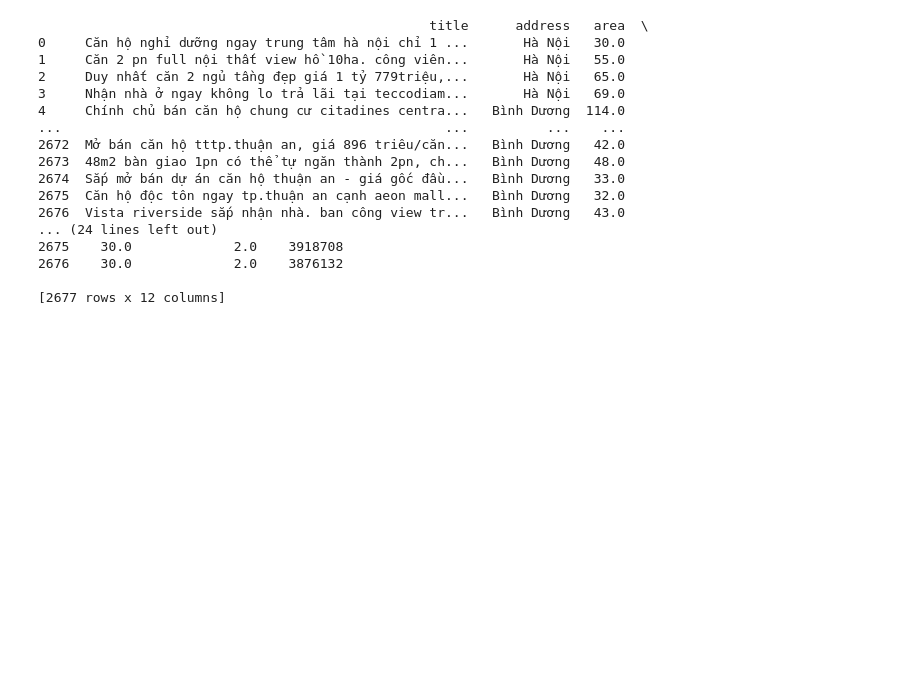
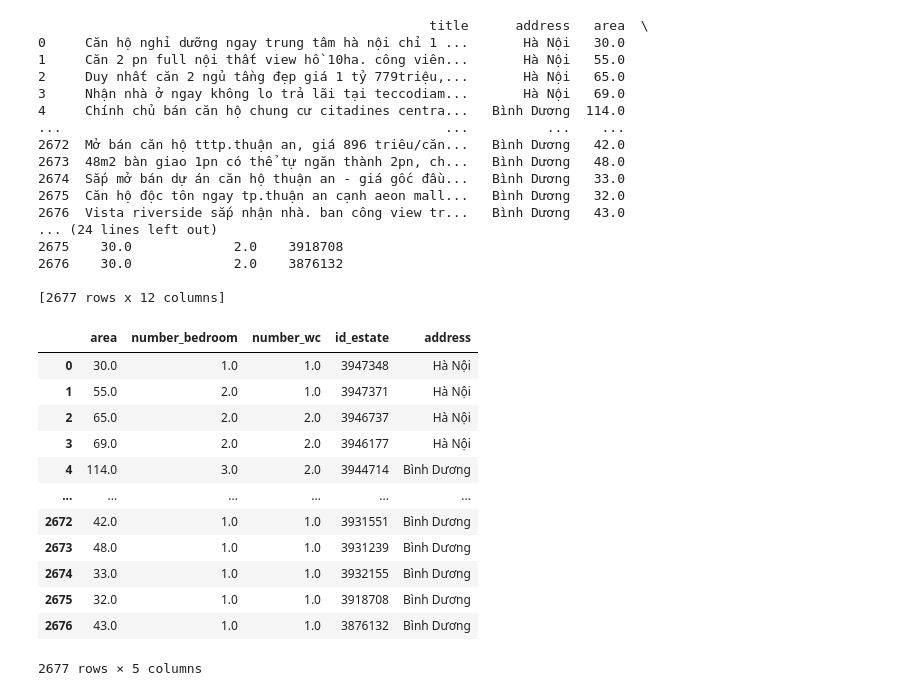
Before and after one commit to lythanhhai/Crawl_Real_Estate, a Jupyter notebook: EDA.ipynb, the cells around one changed output. Cells and saved outputs as stored; diff of their text form; code cells hidden in the pictures; blank space fills up the shorter version.

```diff
--- a/EDA.ipynb
+++ b/EDA.ipynb
@@ -270,8 +272,23 @@ from sklearn.linear_model import LinearRegression
 from sklearn.model_selection import cross_val_score, train_test_split
 import sklearn.metrics as metrics
 # %%
-X = data1[["area", "number_bedroom", "number_wc", "id_estate", "address"]]
+X=data1[["area", "number_bedroom", "number_wc", "id_estate", "address"]]
 y = data1["price"].astype(float)
+X
+# %% [output]
+|  | area | number_bedroom | number_wc | id_estate | address |
+| 0 | 30.0 | 1.0 | 1.0 | 3947348 | Hà Nội |
+| 1 | 55.0 | 2.0 | 1.0 | 3947371 | Hà Nội |
+| 2 | 65.0 | 2.0 | 2.0 | 3946737 | Hà Nội |
+| 3 | 69.0 | 2.0 | 2.0 | 3946177 | Hà Nội |
+| 4 | 114.0 | 3.0 | 2.0 | 3944714 | Bình Dương |
+| ... | ... | ... | ... | ... | ... |
+| 2672 | 42.0 | 1.0 | 1.0 | 3931551 | Bình Dương |
+| 2673 | 48.0 | 1.0 | 1.0 | 3931239 | Bình Dương |
+| 2674 | 33.0 | 1.0 | 1.0 | 3932155 | Bình Dương |
+| 2675 | 32.0 | 1.0 | 1.0 | 3918708 | Bình Dương |
+| 2676 | 43.0 | 1.0 | 1.0 | 3876132 | Bình Dương |
+2677 rows × 5 columns
 # %%
 imp_median = SimpleImputer(strategy='median', add_indicator=True)
 scaler = StandardScaler()
```
Also changed, not shown: parts of 6 cells of this notebook.
